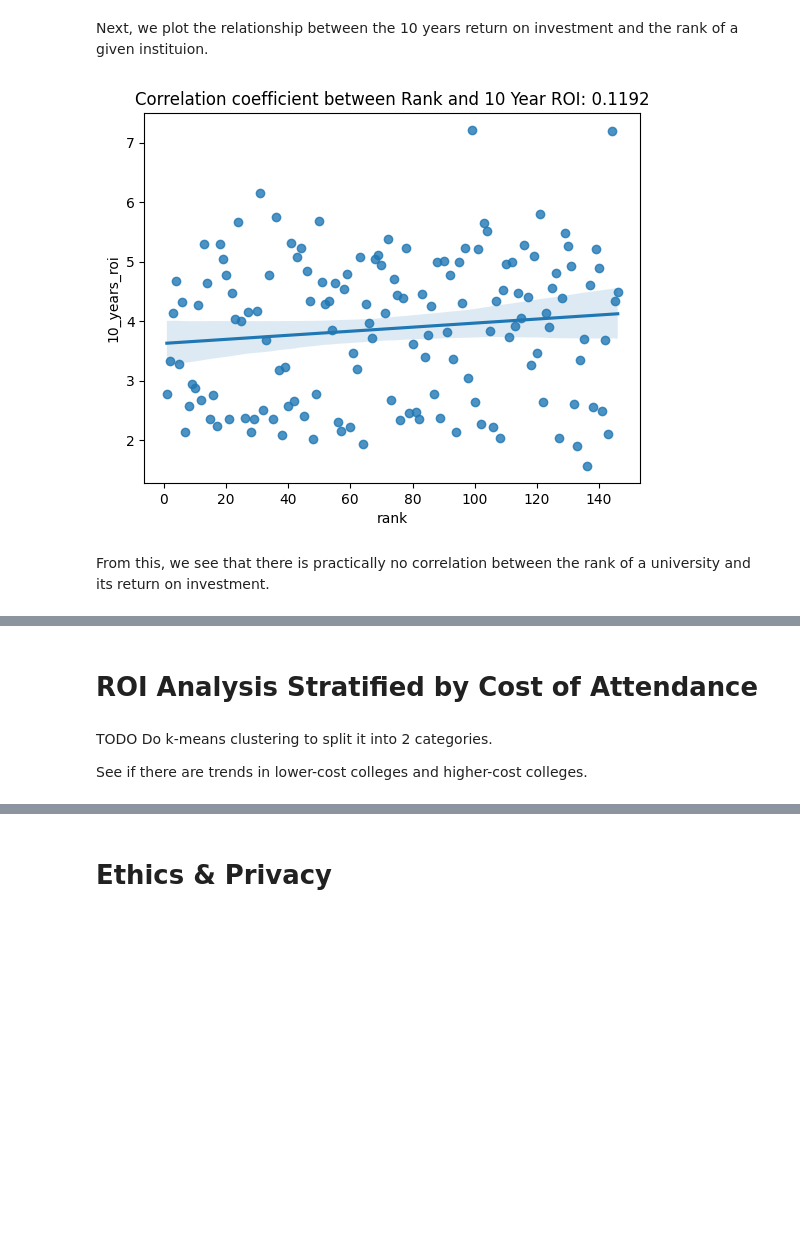
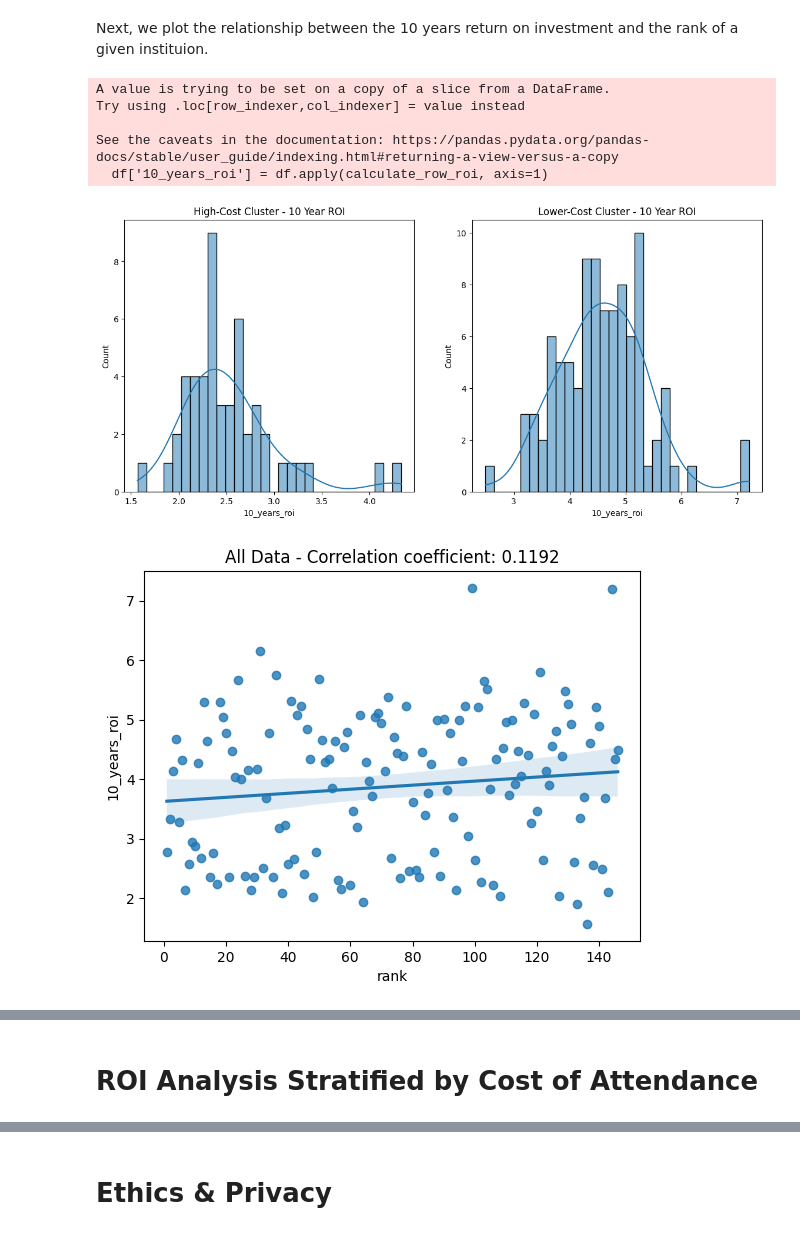
Before and after one commit to b4tan/College-Rank-and-Career-Success, a Jupyter notebook: FinalProject_group067.ipynb, the cells around one changed output, grey strips where cells are left out. Cells and saved outputs as stored; diff of their text form; code cells hidden in the pictures; blank space fills up the shorter version.

```diff
--- a/FinalProject_group067.ipynb
+++ b/FinalProject_group067.ipynb
@@ -467,16 +467,47 @@ college_data.head()
 | 4 | Princeton University | 66950.0 | 1050.0 | 10750.0 | 147835.0 | 56354.0 | 84713.0 | ... |
 # %% [markdown]
 Next, we plot the relationship between the 10 years return on investment and the rank of a given instituion.
-# %%
-
-sns.regplot(data=college_data, x='rank', y='10_years_roi')
-
-correlation = college_data[['rank', '10_years_roi']].corr().iloc[0, 1]
-
-plt.title(f"Correlation coefficient between Rank and 10 Year ROI: {correlation:.4f}")
-
-plt.show()
-# %% [output]
-[figure, removed]
-# %% [markdown]
-From this, we see that there is practically no correlation between the rank of a university and its return on investment.
+# %%
+# Calculate ROI for the clusters
+cluster_0 = calculate_roi(cluster_0)
+cluster_1 = calculate_roi(cluster_1)
+
+# Plot the histograms with KDE for the 10-year ROI of the clusters
+figs, axs = plt.subplots(nrows=1, ncols=2, figsize=(14, 6))
+
+# Plot histogram with KDE for Cluster 0 (High-Cost Cluster)
+sns.histplot(cluster_0['10_years_roi'], bins=30, kde=True, ax=axs[0])
+axs[0].set_title('High-Cost Cluster - 10 Year ROI')
+
+# Plot histogram with KDE for Cluster 1 (Lower-Cost Cluster)
+sns.histplot(cluster_1['10_years_roi'], bins=30, kde=True, ax=axs[1])
+axs[1].set_title('Lower-Cost Cluster - 10 Year ROI')
+
+plt.show()
+
+# Calculate ROI for the entire dataset
+college_data = calculate_roi(college_data)
+
+# Plot regression and calculate correlation for each cluster
+def plot_correlation(df, title):
+    sns.regplot(data=df, x='rank', y='10_years_roi')
+    correlation = df[['rank', '10_years_roi']].corr().iloc[0, 1]
+    plt.title(f"{title} - Correlation coefficient: {correlation:.4f}")
+    plt.show()
+
+# Plot correlation for the entire dataset
+plot_correlation(college_data, "All Data")
+
+# Plot correlation for Cluster 0
+plot_correlation(cluster_0, "High-Cost Cluster")
+
+# Plot correlation for Cluster 1
+plot_correlation(cluster_1, "Lower-Cost Cluster")
+# %% [output]
+A value is trying to be set on a copy of a slice from a DataFrame.
+Try using .loc[row_indexer,col_indexer] = value instead
+
+See the caveats in the documentation: https://pandas.pydata.org/pandas-docs/stable/user_guide/indexing.html#returning-a-view-versus-a-copy
+  df['10_years_roi'] = df.apply(calculate_row_roi, axis=1)
+[figure, added]
+[figure, added]
@@ -483,7 +516,2 @@ From this, we see that there is practically no correlation between the rank of a
 # %% [markdown]
 # ROI Analysis Stratified by Cost of Attendance
-# %% [markdown]
-TODO
-Do k-means clustering to split it into 2 categories.
-
-See if there are trends in lower-cost colleges and higher-cost colleges.
```
Also changed, not shown: parts of 8 cells of this notebook.
